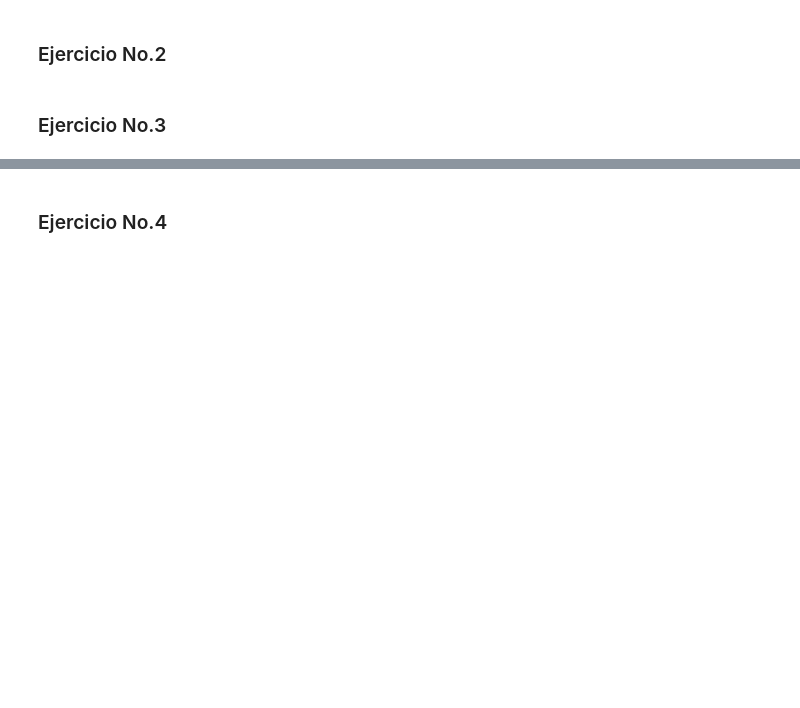
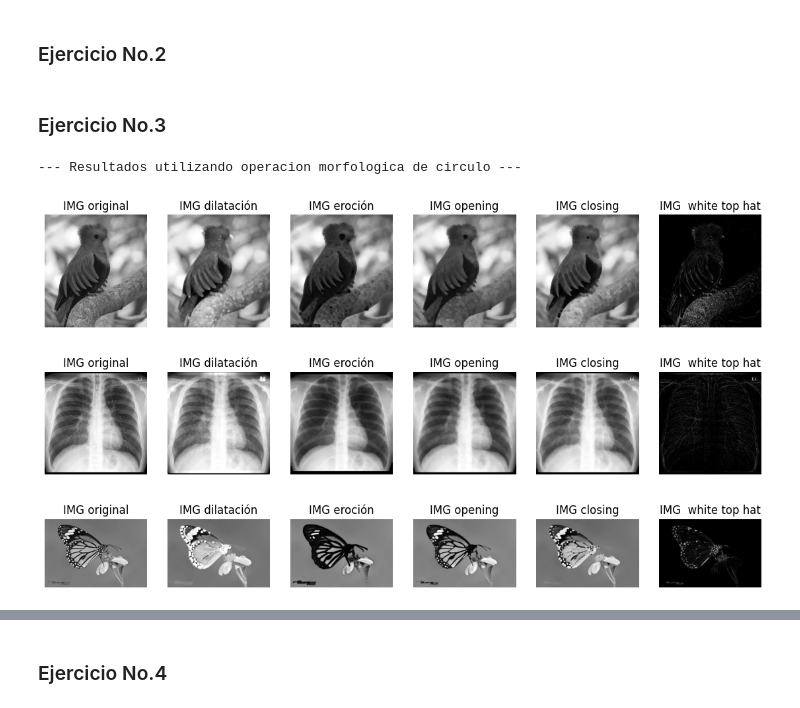
Before and after one commit to Paola-Contreras/lab01-VC, a Jupyter notebook: Lab.ipynb, the cells around one changed output, grey strips where cells are left out. Drawn from its saved outputs; the diff is of its cells as text; code cells hidden in the pictures; blank space fills up the shorter version.

```diff
--- a/Lab.ipynb
+++ b/Lab.ipynb
@@ -9,3 +9,22 @@
 ### Ejercicio No.2
 # %% [markdown]
 ### Ejercicio No.3
+# %%
+import skimage
+import numpy as np
+from skimage import io, morphology, color
+import matplotlib.pyplot as plt
+#  binary_opening, binary_closing, white_tophat
+
+# Lectura y procesamiento
+img_quetzal = io.imread("img_ej3/quetzalgris.png")
+img_4canales = img_quetzal[:, :, :3]  # Elimino 4to canal
+img1 = color.rgb2gray(img_4canales)
+
+# Lectura
+img_rayosX = io.imread("img_ej3/chestxray.jpeg")
+img2 = color.rgb2gray(img_rayosX)
+
+# Lectura y conversion a escala de grises
+img_mariposa = io.imread('img_ej3/butterfly.jpeg')
+img3 = color.rgb2gray(img_mariposa)
@@ -11,0 +59,30 @@
+# %%
+def showPlot(n, original, dilatacion, erocion, abierto, cerrado, s, s1, s2, s3, s4, WTH=None, s5=None,):
+    fig, axs = plt.subplots(1, n, figsize=(14, 6))
+    arr_img = [img for img in [original, dilatacion, erocion, abierto, cerrado, WTH] if img is not None]
+    arr_shape = [shape for shape in[s, s1, s2, s3, s4, s5]if shape is not None]
+
+    for i in range(n):
+        img = arr_img[i]
+        shape = arr_shape[i]
+        title = "IMG " + shape
+        axs[i].axis('off')
+        axs[i].set_title(title)
+        axs[i].imshow(img, cmap='gray')
+# %%
+# OPERACION MORFOFLOGICA DE CIRCULO
+selem = skimage.morphology.disk(5)
+
+# APLICAR DIFERENTES FILTROS A OPERACION
+I1, I2, I3, I4, I5, I6, I7, I8, I9, I10, I11, I12, I13, I14, I15 = filters(img1, img2, img3, selem)
+
+# MOSTRAR IMAGENES CON PRIMERA OPERACION MORFOLOGICA
+print("--- Resultados utilizando operacion morfologica de circulo ---")
+showPlot(6, img1, I4, I1, I7, I10, 'original', 'dilatación', 'eroción', 'opening', 'closing', I13, ' white top hat')
+showPlot(6, img2, I5, I2, I8, I11,  'original', 'dilatación', 'eroción', 'opening', 'closing', I14,' white top hat')
+showPlot(6, img3, I6, I3, I9, I12,  'original', 'dilatación', 'eroción', 'opening', 'closing', I15,' white top hat')
+# %% [output]
+--- Resultados utilizando operacion morfologica de circulo ---
+[figure, added]
+[figure, added]
+[figure, added]
```
Also changed, not shown: parts of 12 cells of this notebook, 4 other files.
